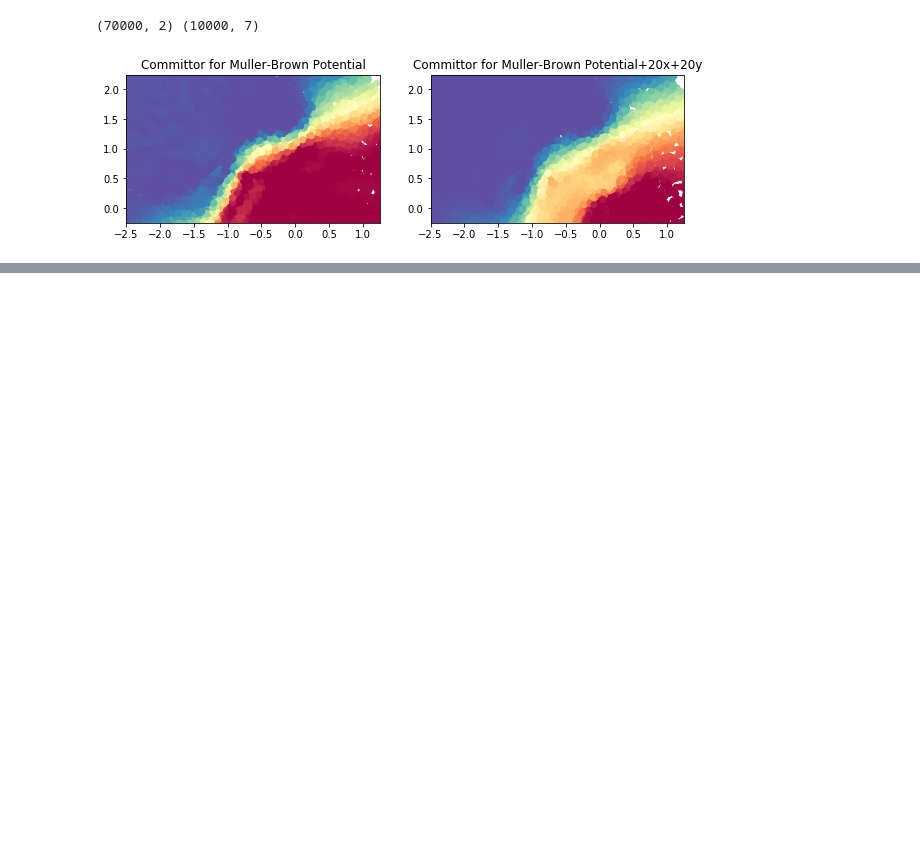
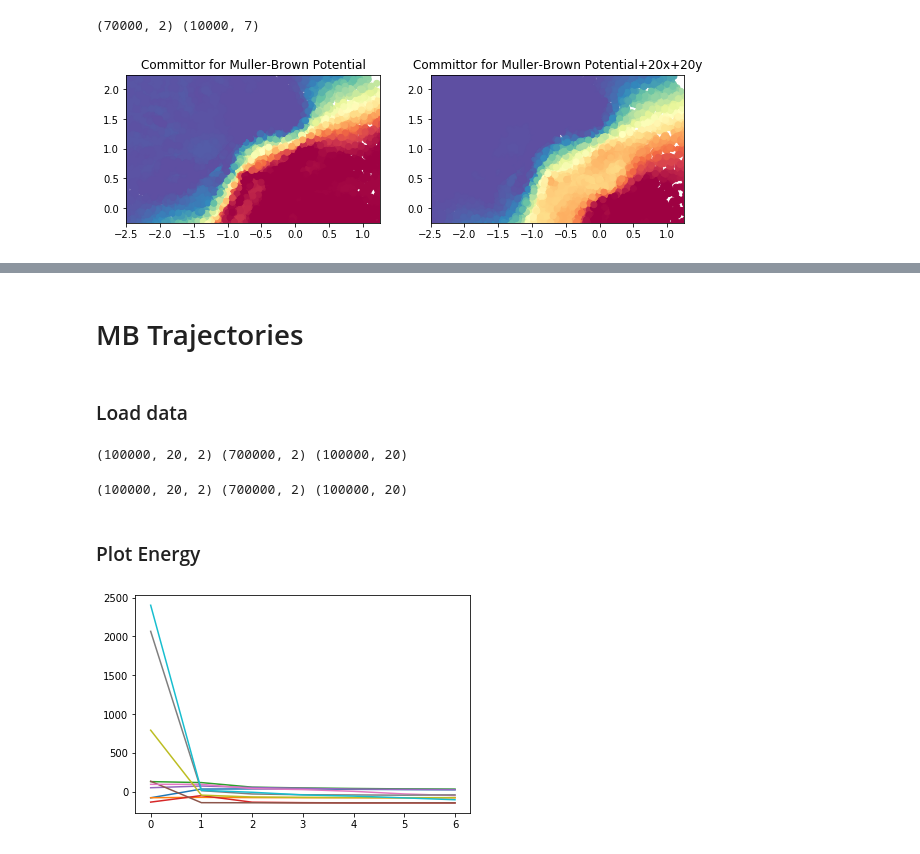
Before and after one commit to chewycharis/work-in-dinner-group-2019, a Jupyter notebook: DGA-Perturbation/jupyter-notebooks/visualize_mb_trajectory.ipynb, the cells around one changed output, grey strips where cells are left out. Drawn from its saved outputs; the diff is of its cells as text; code cells hidden in the pictures; blank space fills up the shorter version.

```diff
--- a/DGA-Perturbation/jupyter-notebooks/visualize_mb_trajectory.ipynb
+++ b/DGA-Perturbation/jupyter-notebooks/visualize_mb_trajectory.ipynb
@@ -39,0 +29,28 @@ plt.set_cmap("Spectral_r")
+# %% [markdown]
+# MB Trajectories
+# %% [markdown]
+### Load data
+# %%
+traj_ori=np.load("../data/data_100000/traj_unperturb_100000.npy")
+q=np.load("../data/data_100000/committor_traj_unperturb.npy")
+energy=np.load("../data/data_100000/energy_unperturb_100000.npy")
+traj=np.vstack(traj_ori[:,1::3,:])
+print(np.shape(traj_ori),np.shape(traj), np.shape(energy))
+# %% [output]
+(100000, 20, 2) (700000, 2) (100000, 20)
+# %%
+traj_p_ori=np.load("../data/data_100000/traj_perturb_100000.npy")
+q_p=np.load("../data/data_100000/committor_traj_perturb.npy")
+energy_p=np.load("../data/data_100000/energy_perturb_100000.npy")
+traj_p=np.vstack(traj_p_ori[:,1::3,:])
+print(np.shape(traj_p_ori),np.shape(traj_p), np.shape(energy_p))
+# %% [output]
+(100000, 20, 2) (700000, 2) (100000, 20)
+# %% [markdown]
+### Plot Energy
+# %%
+for x in range(200,210):
+    energy_plot=energy[x][1::3]
+    plt.plot(range(len(energy_plot)),energy_plot)
+# %% [output]
+[figure, added]
```
Also changed, not shown: parts of 7 cells of this notebook, 43 other files.
